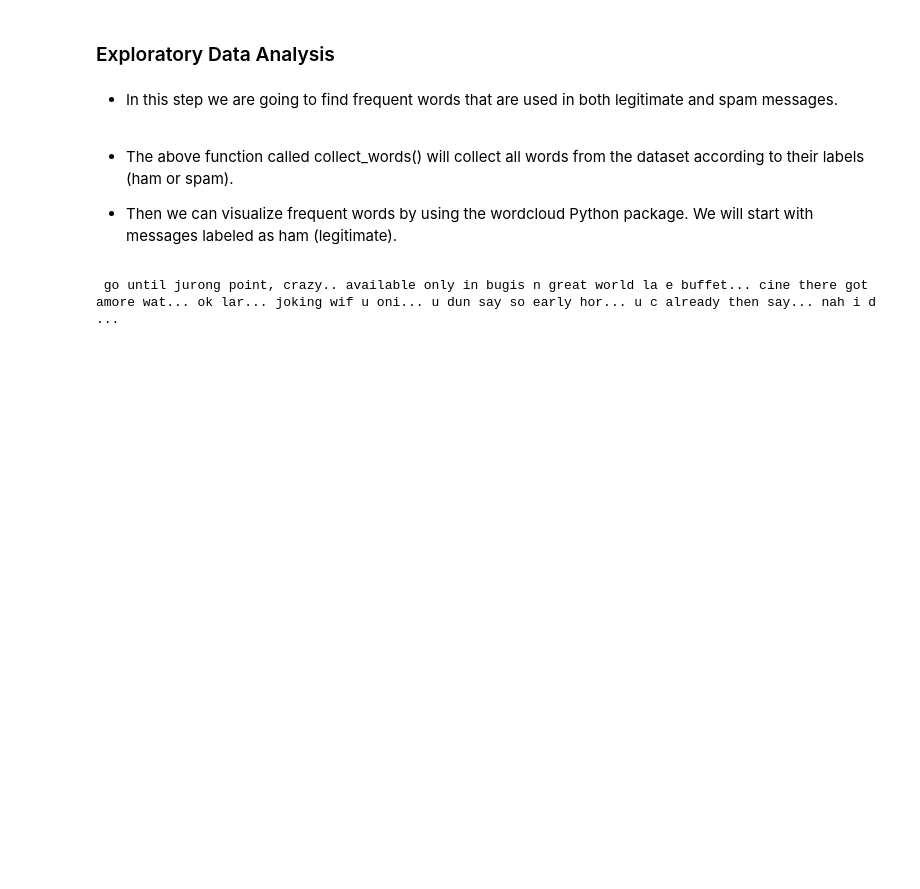
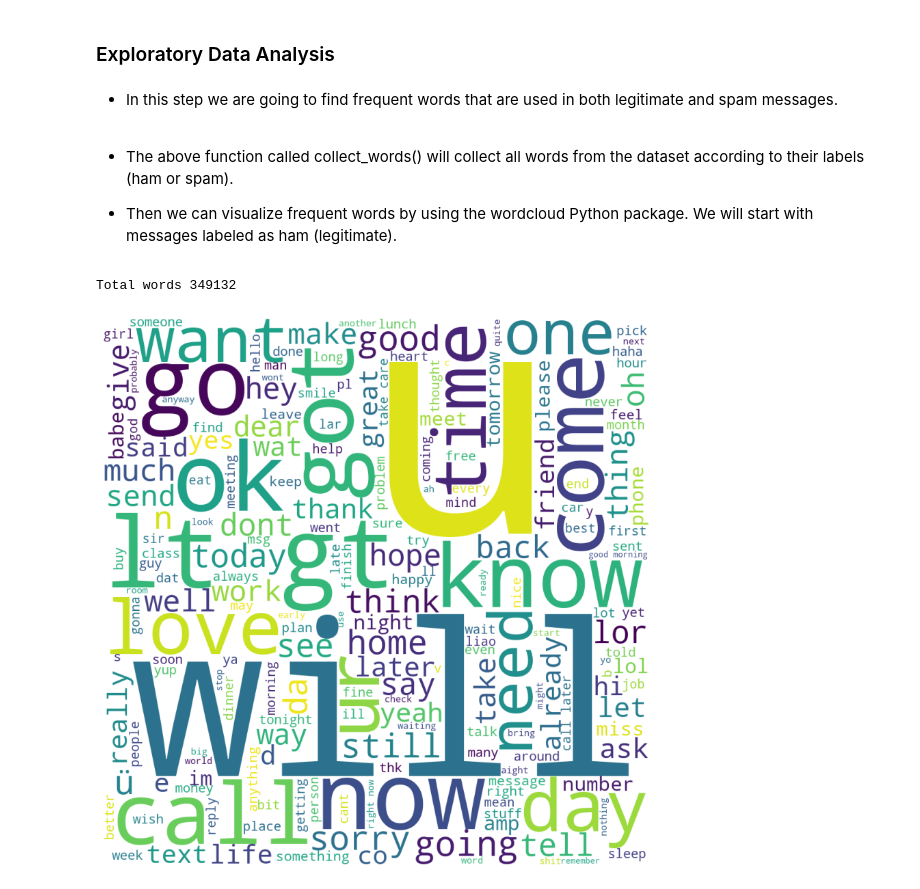
Before and after one commit to Gabriel-Dee/SPAM-Message-Detection, a Jupyter notebook: Spam Message Detection.ipynb, the cells around one changed output. Cells and saved outputs as stored; diff of their text form; code cells hidden in the pictures; blank space fills up the shorter version.

```diff
--- a/Spam Message Detection.ipynb
+++ b/Spam Message Detection.ipynb
@@ -116,50 +116,32 @@ Name: count, dtype: int64
 ### Exploratory Data Analysis
 # %% [markdown]
 - In this step we are going to find frequent words that are used in both legitimate and spam messages.
-# %%
-# collect words from the dataset
-def collect_words(data, label):
-    collected_words = " "
-
-    # iterate through the csv file
-    for val in data.message[data["label"] == label]:
-
-        # typecaste each val to string
-        val = str(val)
-
-        # split the value
-        tokens = val.split()
-
-        # Converts each token into lowercase
-        for i in range(len(tokens)):
-            tokens[i] = tokens[i].lower()
-
-        for words in tokens:
-            collected_words = collected_words + words + " "
-
-    return collected_words
 # %% [markdown]
 - The above function called collect_words() will collect all words from the dataset according to their labels (ham or spam).
 
 - Then we can visualize frequent words by using the wordcloud Python package. We will start with messages labeled as ham (legitimate).
 # %%
-# Ensure ham_words contains the correct words
-print(ham_words)
+# visualize ham labeled sms
+cloud_stopwords = set(STOPWORDS)
+ham_words = collect_words(data, label="ham")
+
+print("Total words {}".format(len(ham_words)))
 
 wordcloud = WordCloud(
     width=1000,
     height=1000,
     background_color="white",
     stopwords=cloud_stopwords,
     min_font_size=10,
-).generate(" ".join(ham_words))  # Join the words into a single string
+).generate(ham_words)
 
-# Plot the WordCloud image
+# plot the WordCloud image
 plt.figure(figsize=(15, 8), facecolor=None)
-plt.imshow(wordcloud, interpolation="bilinear")  # Use interpolation for better image quality
+plt.imshow(wordcloud)
 plt.axis("off")
 plt.tight_layout(pad=0)
 
 plt.show()
 # %% [output]
- go until jurong point, crazy.. available only in bugis n great world la e buffet... cine there got amore wat... ok lar... joking wif u oni... u dun say so early hor... u c already then say... nah i d ...
+Total words 349132
+[figure, added]
```
